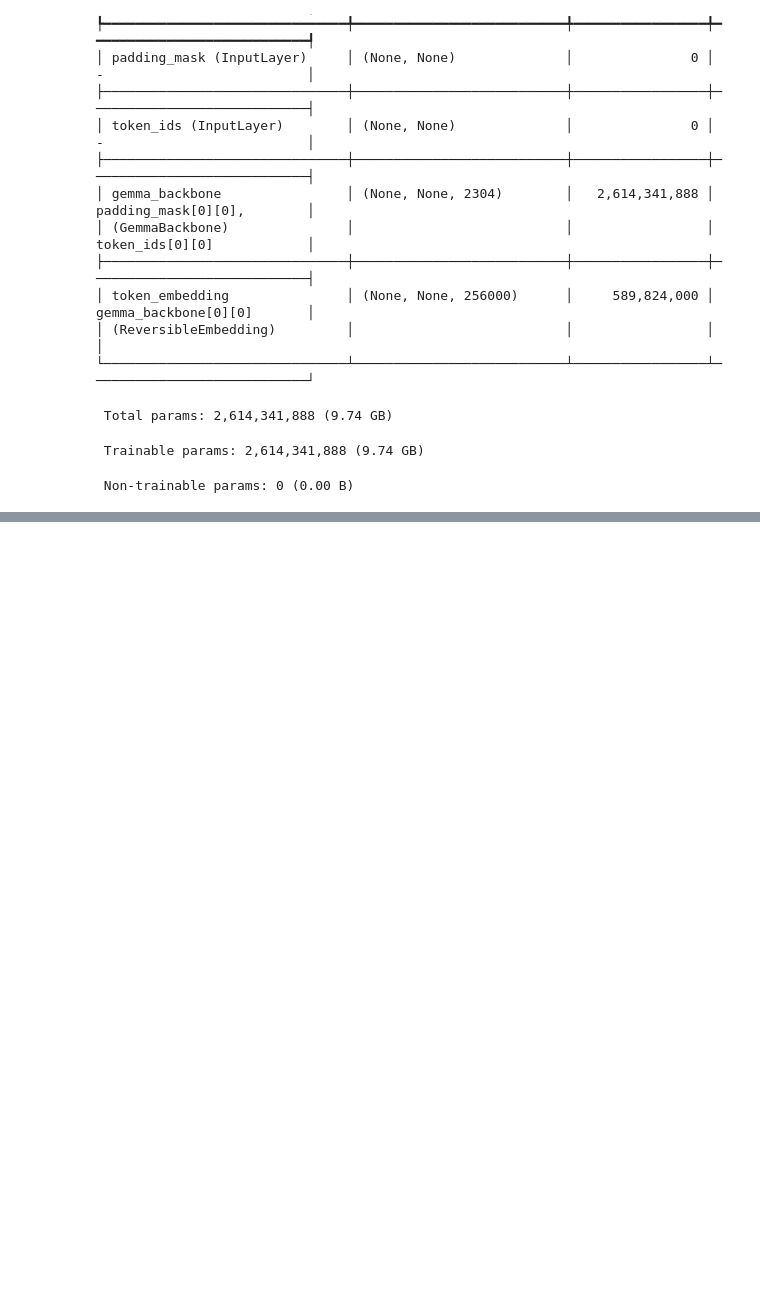
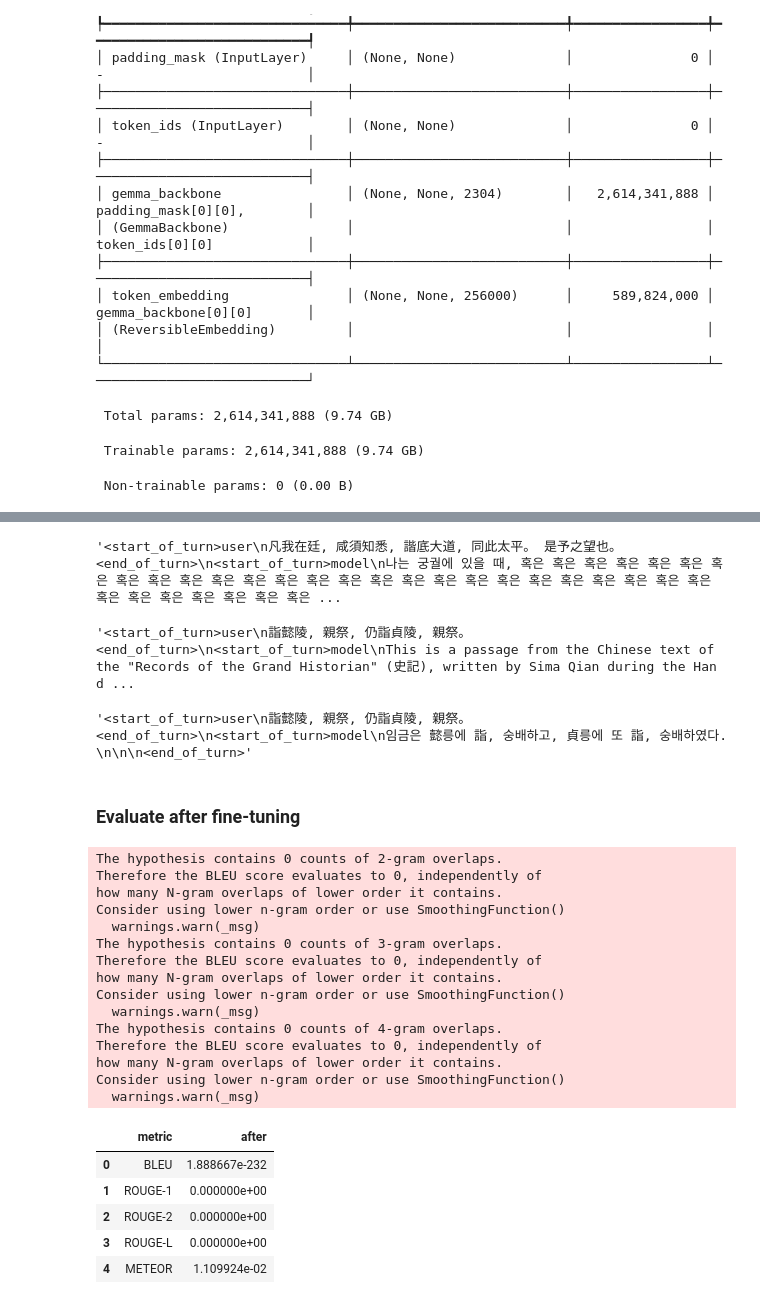
Before and after one commit to cy4ego/google-unlock-global-communicateion-with-gemma, a Jupyter notebook: gemma2_fine_tune_keras.ipynb, the cells around one changed output, grey strips where cells are left out. Saved outputs shown, nothing was run; the diff lists cells and outputs as text; code cells hidden in the pictures; blank space fills up the shorter version.

```diff
--- a/gemma2_fine_tune_keras.ipynb
+++ b/gemma2_fine_tune_keras.ipynb
@@ -387,3 +566,19 @@ text_gen('凡我在廷, 咸須知悉, 諧底大道, 同此太平。 是予之望
+# %%
+text_gen_with_few_shot(test_hanja, few_shot)  # https://sillok.history.go.kr/id/kza_10201001_003, end of the text
+# Answer: 우리 조정에 있는 모든 신료들은 다 잘 알아서 모두 대도(大道)에 이르고 함께 이 태평을 누리도록 하라. 이것이 나의 바람이다. (고종2년 1월)
+# %% [output]
+'<start_of_turn>user\n凡我在廷, 咸須知悉, 諧底大道, 同此太平。 是予之望也。<end_of_turn>\n<start_of_turn>model\n나는 궁궐에 있을 때, 혹은 혹은 혹은 혹은 혹은 혹은 혹은 혹은 혹은 혹은 혹은 혹은 혹은 혹은 혹은 혹은 혹은 혹은 혹은 혹은 혹은 혹은 혹은 혹은 혹은 혹은 혹은 혹은 혹은 혹은 혹은 혹은 혹은 ...
 # %%
-text_gen('詣懿陵, 親祭, 仍詣貞陵, 親祭。')  # https://sillok.history.go.kr/id/kza_10608010_001
-# 의릉(懿陵)에 나아가 친히 제사를 지냈다. 이어 정릉(貞陵)에 나아가 친히 제사를 지냈다.
+test_hanja = '詣懿陵, 親祭, 仍詣貞陵, 親祭。'
+text_gen(test_hanja)  # https://sillok.history.go.kr/id/kza_10608010_001
+# Answer: 의릉(懿陵)에 나아가 친히 제사를 지냈다. 이어 정릉(貞陵)에 나아가 친히 제사를 지냈다.
+# %% [output]
+'<start_of_turn>user\n詣懿陵, 親祭, 仍詣貞陵, 親祭。<end_of_turn>\n<start_of_turn>model\nThis is a passage from the Chinese text of the "Records of the Grand Historian" (史記), written by Sima Qian during the Han d ...
+# %%
+test_hanja = '詣懿陵, 親祭, 仍詣貞陵, 親祭。'
+text_gen_with_few_shot(test_hanja, few_shot)  # https://sillok.history.go.kr/id/kza_10608010_001
+# Answer: 의릉(懿陵)에 나아가 친히 제사를 지냈다. 이어 정릉(貞陵)에 나아가 친히 제사를 지냈다.
+# %% [output]
+'<start_of_turn>user\n詣懿陵, 親祭, 仍詣貞陵, 親祭。<end_of_turn>\n<start_of_turn>model\n임금은 懿릉에 詣, 숭배하고, 貞릉에 또 詣, 숭배하였다. \n\n\n<end_of_turn>'
+# %% [markdown]
+### Evaluate after fine-tuning
@@ -389,0 +587,30 @@ text_gen('詣懿陵, 親祭, 仍詣貞陵, 親祭。')  # https://sillok.history
+# %%
+after_scores = []
+after_scores.append(gemma_score(test_data, score_fn=sentence_bleu))
+scorer = rouge_scorer.RougeScorer(['rouge1', 'rouge2', 'rougeL'], use_stemmer=True)
+after_scores.extend(list(gemma_score(test_data, score_fn=scorer)))
+after_scores.append(gemma_score(test_data, score_fn=meteor_score))
+after_scores_df = pd.DataFrame({'metric': score_names, 'after': after_scores})
+after_scores_df
+# %% [output]
+The hypothesis contains 0 counts of 2-gram overlaps.
+Therefore the BLEU score evaluates to 0, independently of
+how many N-gram overlaps of lower order it contains.
+Consider using lower n-gram order or use SmoothingFunction()
+  warnings.warn(_msg)
+The hypothesis contains 0 counts of 3-gram overlaps.
+Therefore the BLEU score evaluates to 0, independently of
+how many N-gram overlaps of lower order it contains.
+Consider using lower n-gram order or use SmoothingFunction()
+  warnings.warn(_msg)
+The hypothesis contains 0 counts of 4-gram overlaps.
+Therefore the BLEU score evaluates to 0, independently of
+how many N-gram overlaps of lower order it contains.
+Consider using lower n-gram order or use SmoothingFunction()
+  warnings.warn(_msg)
+|  | metric | after |
+| 0 | BLEU | 1.888667e-232 |
+| 1 | ROUGE-1 | 0.000000e+00 |
+| 2 | ROUGE-2 | 0.000000e+00 |
+| 3 | ROUGE-L | 0.000000e+00 |
+| 4 | METEOR | 1.109924e-02 |
```
Also changed, not shown: parts of 83 cells of this notebook, 2 other files.
